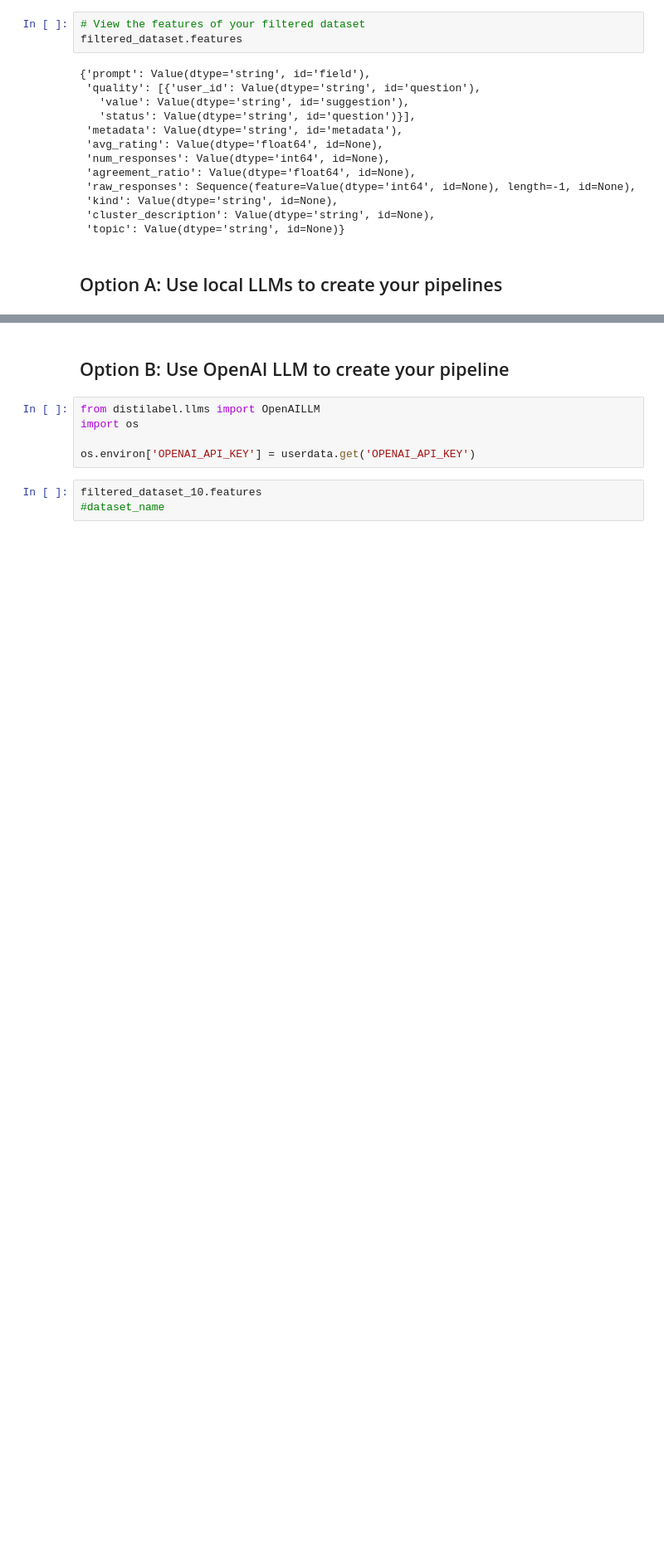
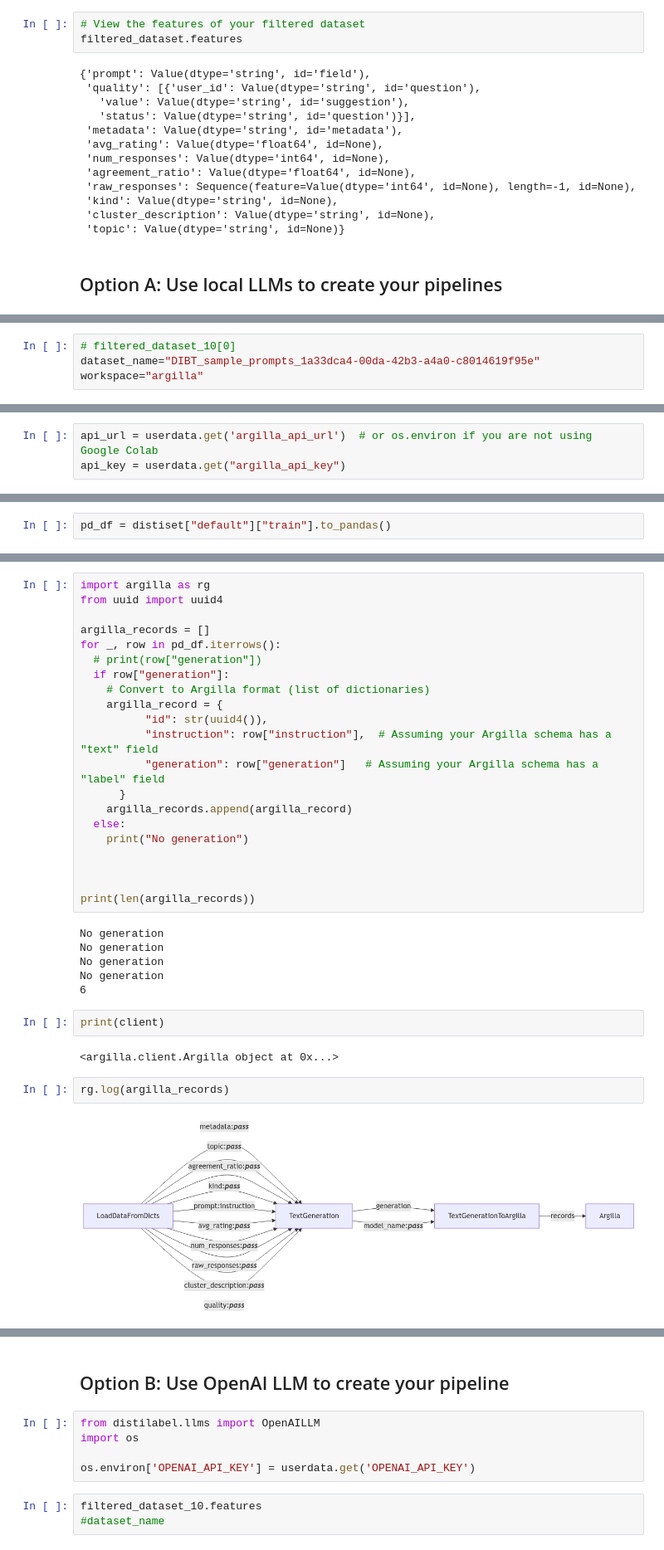
Before and after one commit to bhuvana-ak/uplimit_projects, a Jupyter notebook: finetune_opensource_llms/uplimitopensourcellmsoctoberweekone_1.ipynb, the cells around one changed output, grey strips where cells are left out. Shown at 83% size. Cells and saved outputs as stored; diff of their text form; blank space fills up the shorter version.

```diff
--- a/finetune_opensource_llms/uplimitopensourcellmsoctoberweekone_1.ipynb
+++ b/finetune_opensource_llms/uplimitopensourcellmsoctoberweekone_1.ipynb
@@ -170,4 +260,8 @@ Dataset({
 })
+# %%
+# filtered_dataset_10[0]
+dataset_name="DIBT_sample_prompts_1a33dca4-00da-42b3-a4a0-c8014619f95e"
+workspace="argilla"
 # %%
 # Create the pipeline
 with Pipeline(
@@ -233,0 +369,3 @@ distiset = pipeline.run(
+# %%
+api_url = userdata.get('argilla_api_url')  # or os.environ if you are not using Google Colab
+api_key = userdata.get("argilla_api_key")
@@ -233,0 +428,2 @@ distiset = pipeline.run(
+# %%
+pd_df = distiset["default"]["train"].to_pandas()
@@ -233,0 +435,35 @@ distiset = pipeline.run(
+# %%
+import argilla as rg
+from uuid import uuid4
+
+argilla_records = []
+for _, row in pd_df.iterrows():
+  # print(row["generation"])
+  if row["generation"]:
+    # Convert to Argilla format (list of dictionaries)
+    argilla_record = {
+          "id": str(uuid4()),
+          "instruction": row["instruction"],  # Assuming your Argilla schema has a "text" field
+          "generation": row["generation"]   # Assuming your Argilla schema has a "label" field
+      }
+    argilla_records.append(argilla_record)
+  else:
+    print("No generation")
+
+
+
+print(len(argilla_records))
+# %% [output]
+No generation
+No generation
+No generation
+No generation
+6
+# %%
+print(client)
+# %% [output]
+<argilla.client.Argilla object at 0x...>
+# %%
+rg.log(argilla_records)
+# %% [output]
+[figure, added]
```
Also changed, not shown: parts of 19 cells of this notebook.
